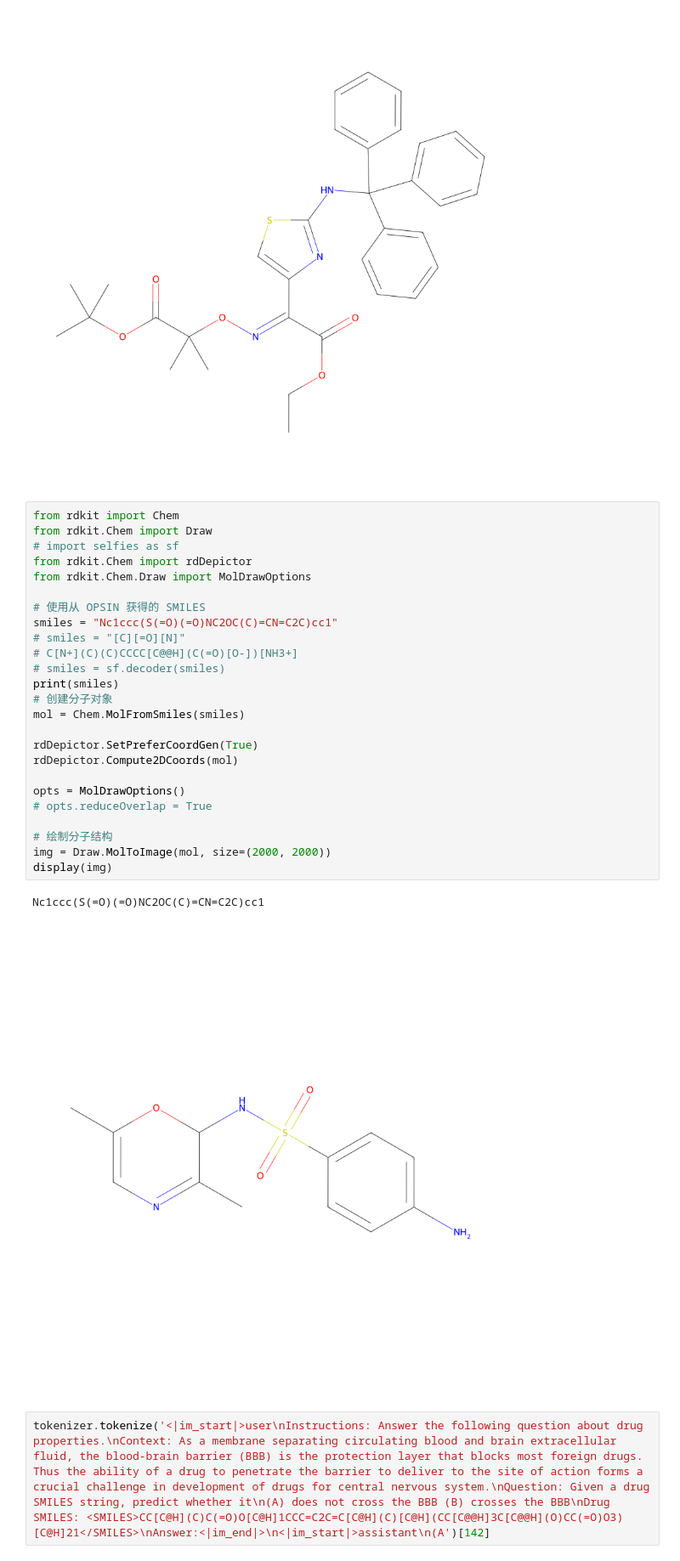
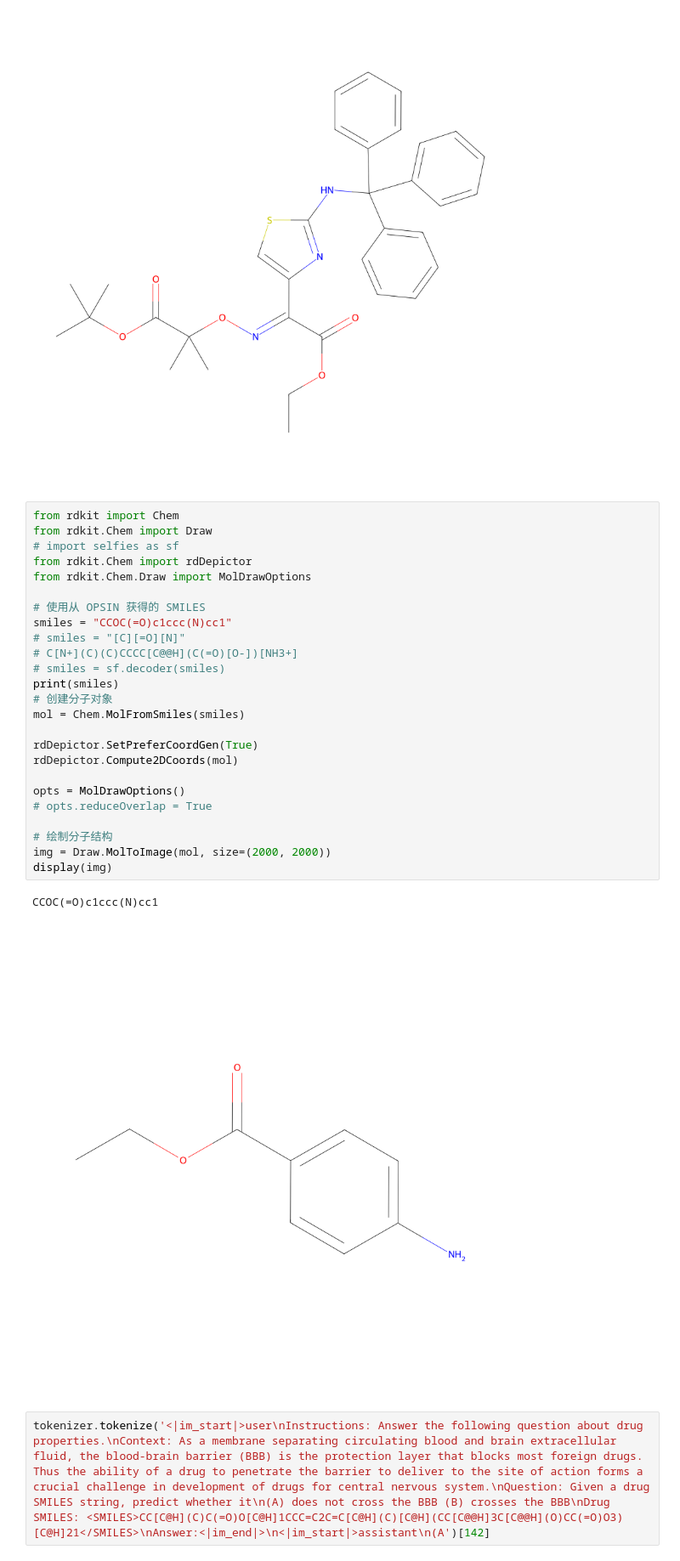
Before and after one commit to DragonDescentZerotsu/Intern-S1-recipe, a Jupyter notebook: debug.ipynb, the cells around one changed output. Shown: that part at 85% size. Cells and saved outputs as stored; diff of their text form.

```diff
--- a/debug.ipynb
+++ b/debug.ipynb
@@ -200,31 +200,31 @@ CCOC(=O)C(=NOC(C)(C)C(=O)OC(C)(C)C)c1csc(NC(c2ccccc2)(c2ccccc2)c2ccccc2)n1
 # %%
 from rdkit import Chem
 from rdkit.Chem import Draw
 # import selfies as sf
 from rdkit.Chem import rdDepictor
 from rdkit.Chem.Draw import MolDrawOptions
 
 # 使用从 OPSIN 获得的 SMILES
-smiles = "Nc1ccc(S(=O)(=O)NC2OC(C)=CN=C2C)cc1"
+smiles = "CCOC(=O)c1ccc(N)cc1"
 # smiles = "[C][=O][N]"
 # C[N+](C)(C)CCCC[C@@H](C(=O)[O-])[NH3+]
 # smiles = sf.decoder(smiles)
 print(smiles)
 # 创建分子对象
 mol = Chem.MolFromSmiles(smiles)
 
 rdDepictor.SetPreferCoordGen(True)
 rdDepictor.Compute2DCoords(mol)
 
 opts = MolDrawOptions()
 # opts.reduceOverlap = True
 
 # 绘制分子结构
 img = Draw.MolToImage(mol, size=(2000, 2000))
 display(img)
 # %% [output]
-Nc1ccc(S(=O)(=O)NC2OC(C)=CN=C2C)cc1
+CCOC(=O)c1ccc(N)cc1
-[figure, old version]
+[figure, new version]
 # %%
 tokenizer.tokenize('<|im_start|>user\nInstructions: Answer the following question about drug properties.\nContext: As a membrane separating circulating blood and brain extracellular fluid, the blood-brain barrier (BBB) is the protection layer that blocks most foreign drugs. Thus the ability of a drug to penetrate the barrier to deliver to the site of action forms a crucial challenge in development of drugs for central nervous system.\nQuestion: Given a drug SMILES string, predict whether it\n(A) does not cross the BBB (B) crosses the BBB\nDrug SMILES: <SMILES>CC[C@H](C)C(=O)O[C@H]1CCC=C2C=C[C@H](C)[C@H](CC[C@@H]3C[C@@H](O)CC(=O)O3)[C@H]21</SMILES>\nAnswer:<|im_end|>\n<|im_start|>assistant\n(A')[142]
 # %% [output]
```
